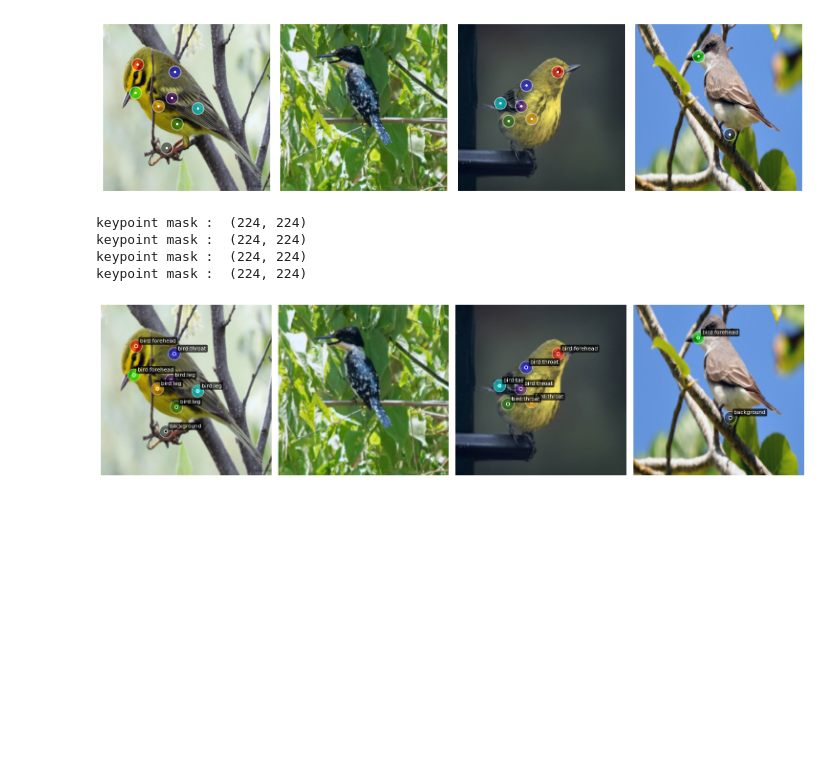
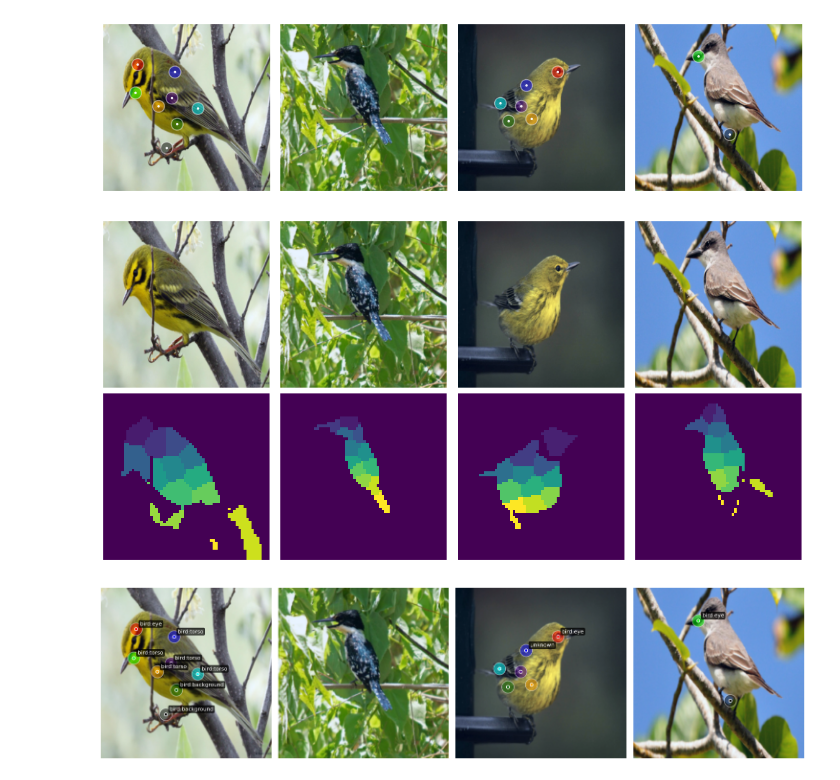
Before and after one commit to chensy618/SuperpixelCUB, a Jupyter notebook: SuperpixelInvestigationCUB_custom_vocabulary.ipynb, the cells around one changed output. Drawn from its saved outputs; the diff is of its cells as text; code cells hidden in the pictures; blank space fills up the shorter version.

Commit message:
Update new segmentations and test_demo

```diff
--- a/SuperpixelInvestigationCUB_custom_vocabulary.ipynb
+++ b/SuperpixelInvestigationCUB_custom_vocabulary.ipynb
@@ -366,7 +366,7 @@ DEFAULT_CONFIG_FILE = "/mnt/d/Github/SuperpixelCUB/VLPart/configs/pascal_part/r5
 DEFAULT_WEIGHTS = "/mnt/d/Github/SuperpixelCUB/VLPart/checkpoints/r50_pascalpart.pth"
 DEFAULT_CONFIDENCE_THRESHOLD = 0.7
 # CUSTOM_VOCABULARY =  ["bird beak", "bird head", "bird eye","bird leg", "bird foot", "bird wing", "bird neck", "bird tail","bird torso" ]
-CUSTOM_VOCABULARY = ["bird:back", "bird:head", "bird:foot", "bird:neck", "bird:beak", "bird:belly", "bird:breast", "bird:crown", "bird:forehead", "bird:eye", "bird:wing", "bird:nape", "bird:leg", "bird:torso", "bird:tail", "bird:throat"]
+CUSTOM_VOCABULARY = ["bird:back", "bird:head", "bird:foot", "bird:neck", "bird:beak", "bird:belly", "bird:breast", "bird:crown", "bird:eye", "bird:wing", "bird:nape", "bird:leg", "bird:torso", "bird:tail"]
 
 def get_parser():
     parser = argparse.ArgumentParser(description="Detectron2 demo for builtin configs")
@@ -417,21 +417,7 @@ def get_parser():
     )
     return parser
 
-# def setup_cfg():
-#     cfg = get_cfg()
-#     add_vlpart_config(cfg)
-#     cfg.merge_from_file(DEFAULT_CONFIG_FILE)
-#     cfg.MODEL.WEIGHTS = DEFAULT_WEIGHTS
-#     cfg.custom_vocabulary = CUSTOM_VOCABULARY
-#     cfg.vocabulary = "custom"
-#     # cfg.MODEL.META = CfgNode()
-#     # cfg.MODEL.META.VOCABULARY = ["bird:back","bird:beak","bird:belly","bird:breast","bird:crown","bird:left eye","bird:forehead","bird:left leg","bird:foot","bird:head","bird:left wing","bird:neck","bird:tail","bird:nape","bird:right eye","bird:right leg","bird:right wing","bird:throat"]
-#     # cfg.MODEL.META.TYPE = "custom"
-#     cfg.MODEL.RETINANET.SCORE_THRESH_TEST = DEFAULT_CONFIDENCE_THRESHOLD
-#     cfg.MODEL.ROI_HEADS.SCORE_THRESH_TEST = DEFAULT_CONFIDENCE_THRESHOLD
-#     cfg.MODEL.PANOPTIC_FPN.COMBINE.INSTANCES_CONFIDENCE_THRESH = DEFAULT_CONFIDENCE_THRESHOLD
-#     cfg.freeze()
-#     return cfg
+
 def setup_cfg(args):
     # load config from file and command-line arguments
     cfg = get_cfg()
@@ -709,7 +607,7 @@ from detectron2.data import MetadataCatalog
 # class_names = metadata.thing_classes
 # print("class names:", class_names)
 # class_names = ["bird:beak", "bird:head", "bird:eye", "bird:leg", "bird:foot", "bird:wing", "bird:neck", "bird:tail", "bird:torso"]
-class_names = ["background","bird:back", "bird:head", "bird:foot", "bird:neck", "bird:beak", "bird:belly", "bird:breast", "bird:crown", "bird:forehead", "bird:eye", "bird:wing", "bird:nape", "bird:leg", "bird:torso", "bird:tail", "bird:throat"]
+class_names = ["bird:background","bird:back", "bird:head", "bird:foot", "bird:neck", "bird:beak", "bird:belly", "bird:breast", "bird:crown", "bird:eye", "bird:wing", "bird:nape", "bird:leg", "bird:torso", "bird:tail"]
 
 all_keypoints_classes = []
 all_keypoints_labels = []
@@ -894,6 +792,19 @@ fig.tight_layout()
 # %% [output]
 [figure]
 # %%
+
+fig, axs = plt.subplots(2, NUMBER_OF_PROTOTYPES+2, figsize=(10, 5))
+
+for col_idx, (image_i, segments_i) in enumerate(zip(inputs, all_segments)):
+
+    axs[0, col_idx].imshow(imsc(image_i))
+    axs[0, col_idx].set_axis_off()
+
+    axs[1, col_idx].imshow(segments_i)
+    axs[1, col_idx].set_axis_off()
+
+fig.tight_layout()
+
 cmap = ListedColormap(["red", "yellow", "blue", "lime", "magenta", "indigo", "orange",
                        "cyan", "darkgreen", "maroon", "black", "white", "chocolate",
                        "gray", "blueviolet"])
@@ -908,51 +819,43 @@ for col_idx, (image_i, keypoints_mask, keypoints_labels) in enumerate(zip(inputs
     axs[col_idx].set_axis_off()
 
     radius1, radius2 = 8, 2
-
-    print("keypoint mask : ", keypoints_mask.shape)
     unique_keypoints = np.unique(keypoints_mask)[1:]  # remove background
-
     for keypoint_idx, keypoint_value in enumerate(unique_keypoints):
-
         if col_idx == 0:
             if not best_buddies_query[keypoint_value - 1]: continue
             color_value = keypoint_idx
             mnn_matches[keypoint_value - 1] = color_value
         elif col_idx == 1:
             if not best_buddies_prototypes[keypoint_value - 1]: continue
             color_value = mnn_matches[nearest_neighbor_prototypes[keypoint_value - 1]]
         else:
             proto_offset = np.sum(number_of_prototype_regions[:(col_idx - 1)]) + keypoint_value - 1
             if not best_buddies_prototypes[proto_offset]: continue
             color_value = mnn_matches[nearest_neighbor_prototypes[proto_offset]]
 
         # get coordinates of the keypoint
         y_coords, x_coords = np.where(keypoints_mask == keypoint_value)
         mean_x, mean_y = np.mean(x_coords), np.mean(y_coords)
 
         # plot the keypoint
         circ1 = plt.Circle((mean_x, mean_y), radius1, facecolor=colors[color_value], edgecolor='white', alpha=0.5)
         circ2 = plt.Circle((mean_x, mean_y), radius2, facecolor=colors[color_value], edgecolor='white')
         axs[col_idx].add_patch(circ1)
         axs[col_idx].add_patch(circ2)
 
         # get the label of the keypoint
-        if keypoint_idx <= len(keypoints_labels):
+        if keypoint_idx > len(keypoints_labels):
+            continue
+        elif keypoint_idx < len(keypoints_labels):
             label_text = keypoints_labels[keypoint_idx]
-            # if not label_text.startswith("bird"):
-            #     continue
         else:
             label_text = 'unknown'
-
         # show labels
         axs[col_idx].text(mean_x + 5, mean_y - 5, label_text, fontsize=8, color='white',
-                          bbox=dict(facecolor='black', alpha=0.7, boxstyle='round,pad=0.2'))
+                        bbox=dict(facecolor='black', alpha=0.7, boxstyle='round,pad=0.2'))
 
 fig.tight_layout()
 plt.show()
 # %% [output]
-keypoint mask :  (224, 224)
-keypoint mask :  (224, 224)
-keypoint mask :  (224, 224)
-keypoint mask :  (224, 224)
-[figure, old version]
+[figure, new version]
+[figure, added]
```
Also changed, not shown: parts of 5 cells of this notebook, 4 other files.
